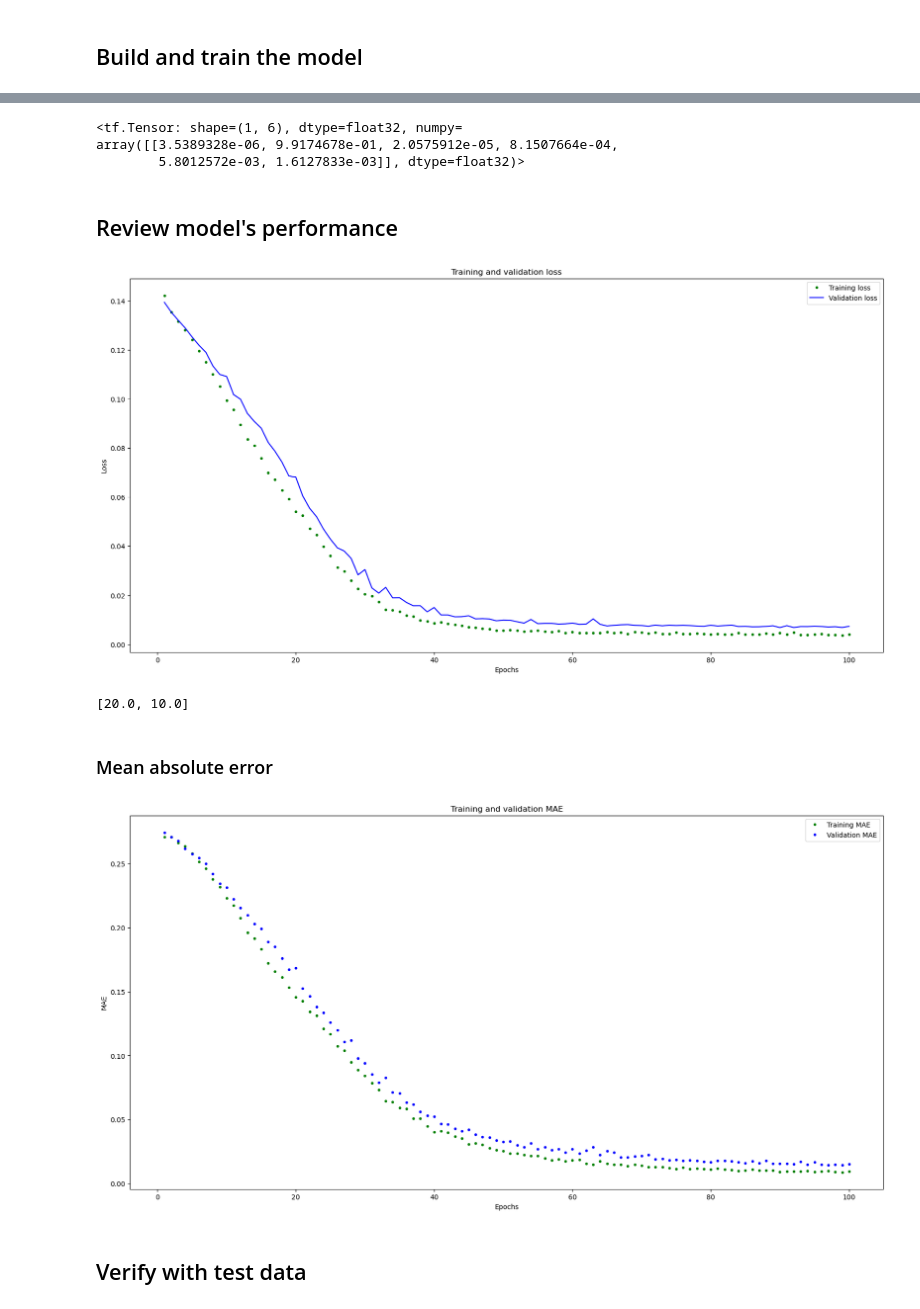
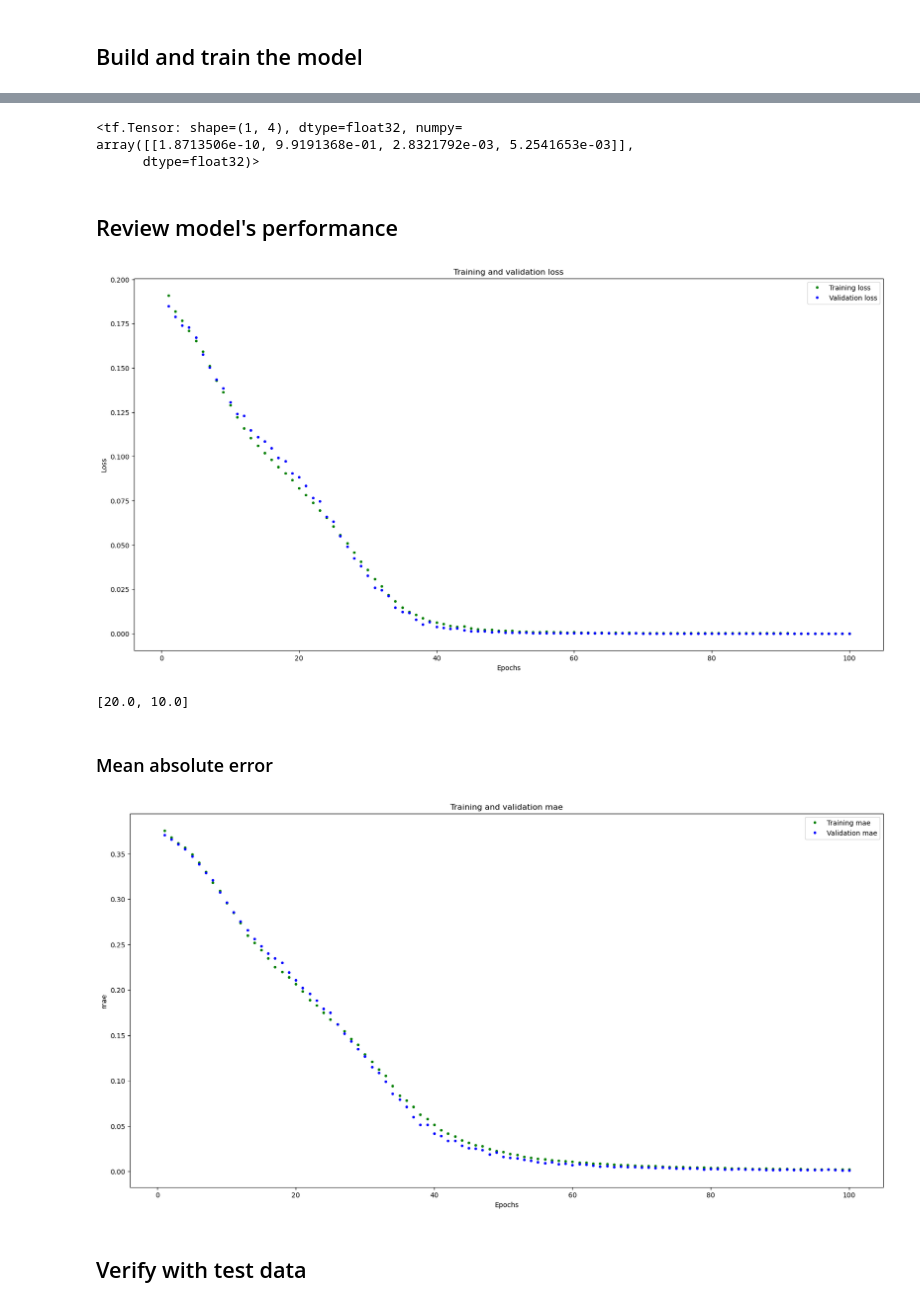
Before and after one commit to wxchee/CE4172-project, a Jupyter notebook: model/gesture_model.ipynb, the cells around one changed output, grey strips where cells are left out. Cells and saved outputs as stored; diff of their text form; code cells hidden in the pictures.

```diff
--- a/model/gesture_model.ipynb
+++ b/model/gesture_model.ipynb
@@ -7,10 +7,11 @@ import pandas as pd
 # %%
 # define constant
 
-FOLDER = 'datas/s15t1.6/'
-GESTURES = ['l', 'r', 'u', 'd', 'ld', 'rd']
+FOLDER = 'datas/s20d15t1.6/'
+GESTURES = ["lt", "rt", "u", "d"]
+# GESTURES = ['d', 'ld', 'rd']
 DATA_POINT_PER_GESTURE = 15
-# GESTURES = ['l', 'r', 'u', 'd', 'ld', 'rd']
+
 #
 
 SEED = 1337
@@ -163,46 +170,46 @@ Epoch 100/100
 # performance before train
 model(i_train[:1])
 # %% [output]
-<tf.Tensor: shape=(1, 6), dtype=float32, numpy=
-array([[3.5389328e-06, 9.9174678e-01, 2.0575912e-05, 8.1507664e-04,
-        5.8012572e-03, 1.6127833e-03]], dtype=float32)>
+<tf.Tensor: shape=(1, 4), dtype=float32, numpy=
+array([[1.8713506e-10, 9.9191368e-01, 2.8321792e-03, 5.2541653e-03]],
+      dtype=float32)>
 # %% [markdown]
 ## Review model's performance
 # %%
 # increase the size of the graphs. The default size is (6,4).
 plt.rcParams["figure.figsize"] = (20,10)
 
 # graph the loss, the model above is configure to use "mean squared error" as the loss function
 loss = history.history['loss']
 val_loss = history.history['val_loss']
 epochs = range(1, len(loss) + 1)
 plt.plot(epochs, loss, 'g.', label='Training loss')
-plt.plot(epochs, val_loss, 'b', label='Validation loss')
+plt.plot(epochs, val_loss, 'b.', label='Validation loss')
 plt.title('Training and validation loss')
 plt.xlabel('Epochs')
 plt.ylabel('Loss')
 plt.legend()
 plt.show()
 
 print(plt.rcParams["figure.figsize"])
 # %% [output]
-[figure, old version]
+[figure, new version]
 [20.0, 10.0]
 # %% [markdown]
 ### Mean absolute error
 # %%
 # graph of mean absolute error
-mae = history.history['mae']
-val_mae = history.history['val_mae']
-plt.plot(epochs, mae, 'g.', label='Training MAE')
-plt.plot(epochs, val_mae, 'b.', label='Validation MAE')
-plt.title('Training and validation MAE')
+mae = history.history[METRICS]
+val_mae = history.history['val_' + METRICS]
+plt.plot(epochs, mae, 'g.', label='Training ' + METRICS)
+plt.plot(epochs, val_mae, 'b.', label='Validation ' + METRICS)
+plt.title('Training and validation ' + METRICS)
 plt.xlabel('Epochs')
-plt.ylabel('MAE')
+plt.ylabel(METRICS)
 plt.legend()
 plt.show()
 # %% [output]
-[figure, old version]
+[figure, new version]
 # %% [markdown]
 ## Verify with test data
 # %%
```
Also changed, not shown: parts of 8 cells of this notebook, 21 other files.
